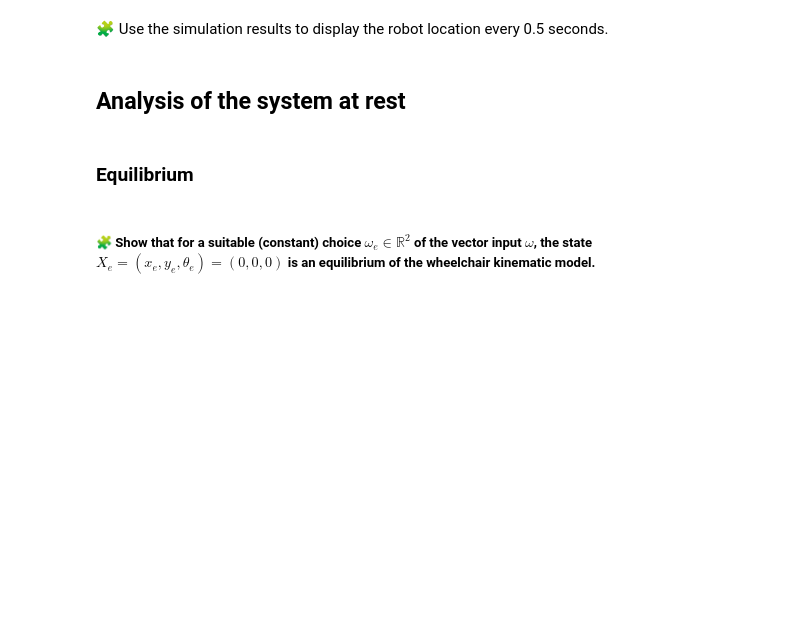
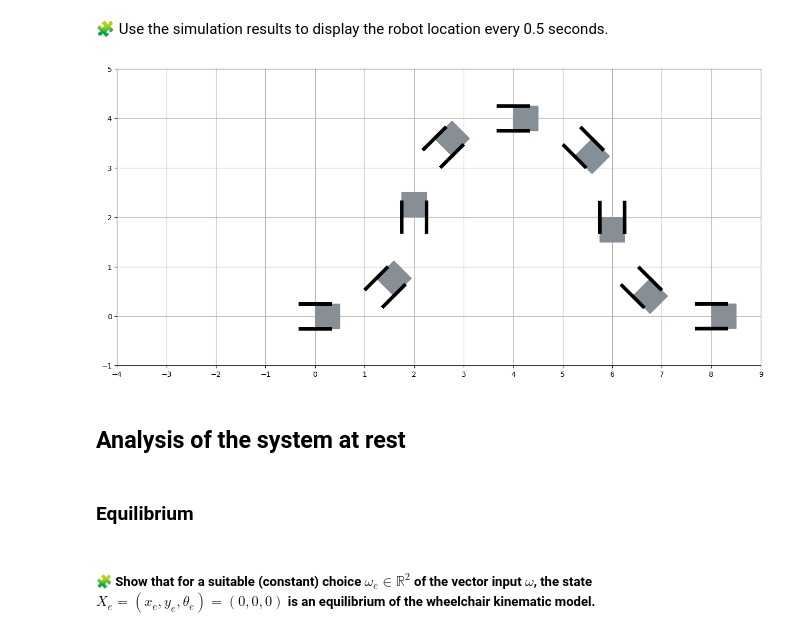
Before and after one commit to youssra191/control-engineering-with-python-project-2022-2023, a Jupyter notebook: Project-2.ipynb, the cells around one changed output. Cells and saved outputs as stored; diff of their text form; code cells hidden in the pictures; blank space fills up the shorter version.

```diff
--- a/Project-2.ipynb
+++ b/Project-2.ipynb
@@ -281,3 +304,11 @@ pass
+# %%
+t = linspace(0.0, 4.0, 4*2+1)
+sol_t = r["sol"](t)
+draw_arena(-4, 4, -1, 5)
+for x, y, theta in sol_t.T:
+    draw_wheelchair(x, y, theta)
+# %% [output]
+[figure, added]
 # %% [markdown]
 ## Analysis of the system at rest
 # %% [markdown]
```
Also changed, not shown: parts of 58 cells of this notebook.
